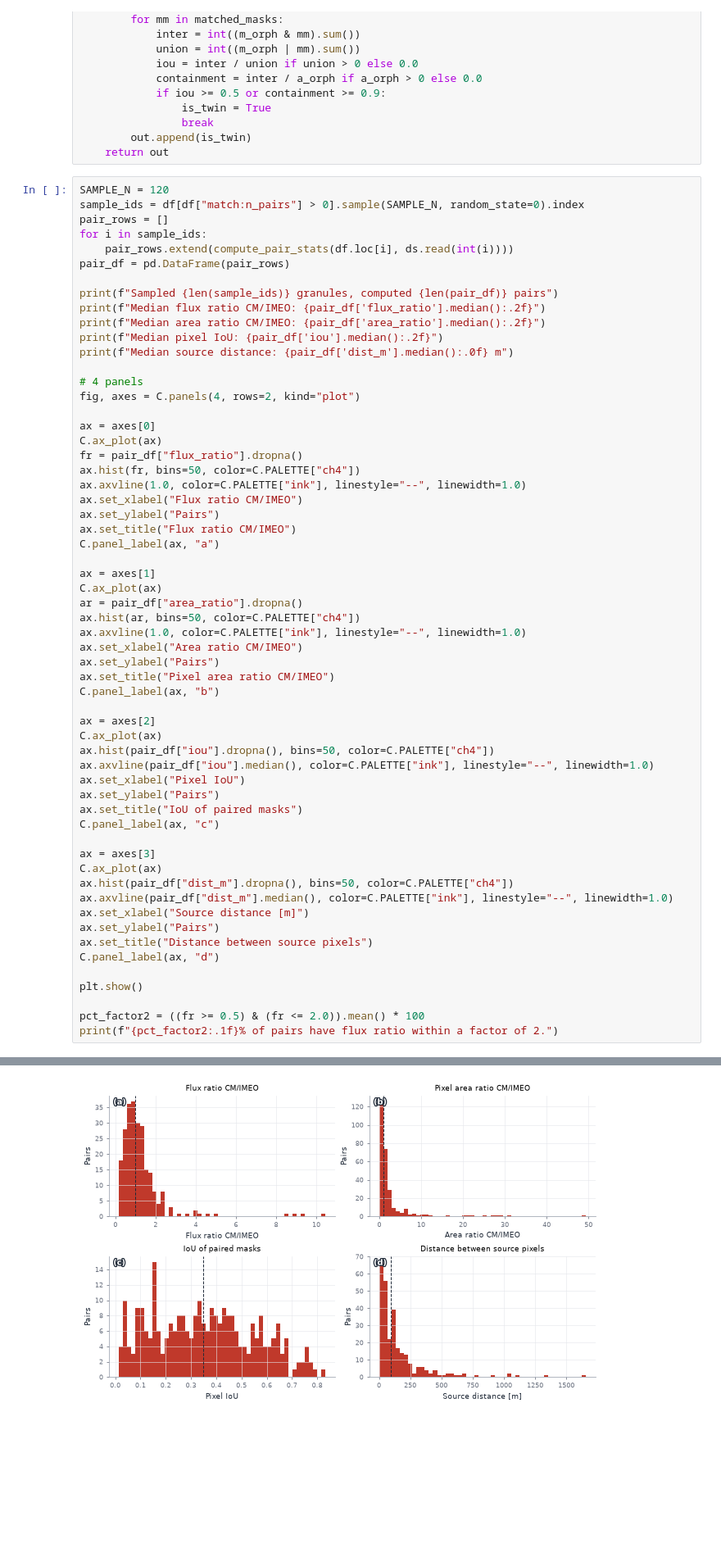
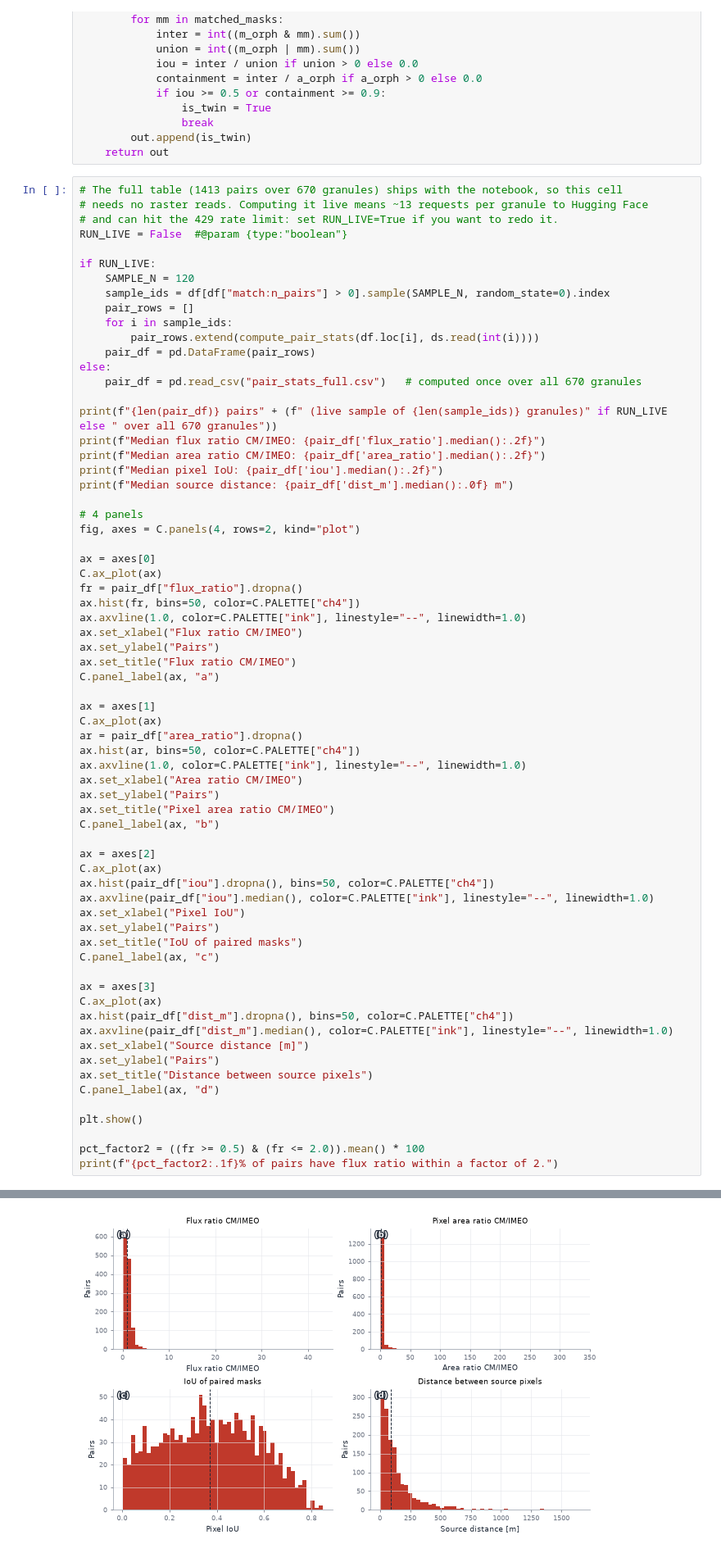
Before and after one commit to IPL-UV/taco-methaneset, a Jupyter notebook: methaneset-codes/notebooks/03_emit.ipynb, the cells around one changed output, grey strips where cells are left out. Shown at 82% size. Drawn from its saved outputs; the diff is of its cells as text; blank space fills up the shorter version.

Commit message:
Ship the full pair-similarity table with the notebook so the cell needs no Hugging Face reads

```diff
--- a/methaneset-codes/notebooks/03_emit.ipynb
+++ b/methaneset-codes/notebooks/03_emit.ipynb
@@ -560,14 +560,22 @@ def classify_cm_orphans(row, sample):
         out.append(is_twin)
     return out
 # %%
-SAMPLE_N = 120
-sample_ids = df[df["match:n_pairs"] > 0].sample(SAMPLE_N, random_state=0).index
-pair_rows = []
-for i in sample_ids:
-    pair_rows.extend(compute_pair_stats(df.loc[i], ds.read(int(i))))
-pair_df = pd.DataFrame(pair_rows)
+# The full table (1413 pairs over 670 granules) ships with the notebook, so this cell
+# needs no raster reads. Computing it live means ~13 requests per granule to Hugging Face
+# and can hit the 429 rate limit: set RUN_LIVE=True if you want to redo it.
+RUN_LIVE = False  #@param {type:"boolean"}
 
-print(f"Sampled {len(sample_ids)} granules, computed {len(pair_df)} pairs")
+if RUN_LIVE:
+    SAMPLE_N = 120
+    sample_ids = df[df["match:n_pairs"] > 0].sample(SAMPLE_N, random_state=0).index
+    pair_rows = []
+    for i in sample_ids:
+        pair_rows.extend(compute_pair_stats(df.loc[i], ds.read(int(i))))
+    pair_df = pd.DataFrame(pair_rows)
+else:
+    pair_df = pd.read_csv("pair_stats_full.csv")   # computed once over all 670 granules
+
+print(f"{len(pair_df)} pairs" + (f" (live sample of {len(sample_ids)} granules)" if RUN_LIVE else " over all 670 granules"))
 print(f"Median flux ratio CM/IMEO: {pair_df['flux_ratio'].median():.2f}")
 print(f"Median area ratio CM/IMEO: {pair_df['area_ratio'].median():.2f}")
 print(f"Median pixel IoU: {pair_df['iou'].median():.2f}")
@@ -627 +635 @@ Median source distance: 93 m
-[figure, old version]
+[figure, new version]
```
Also changed, not shown: parts of 3 cells of this notebook, 1 other file.
